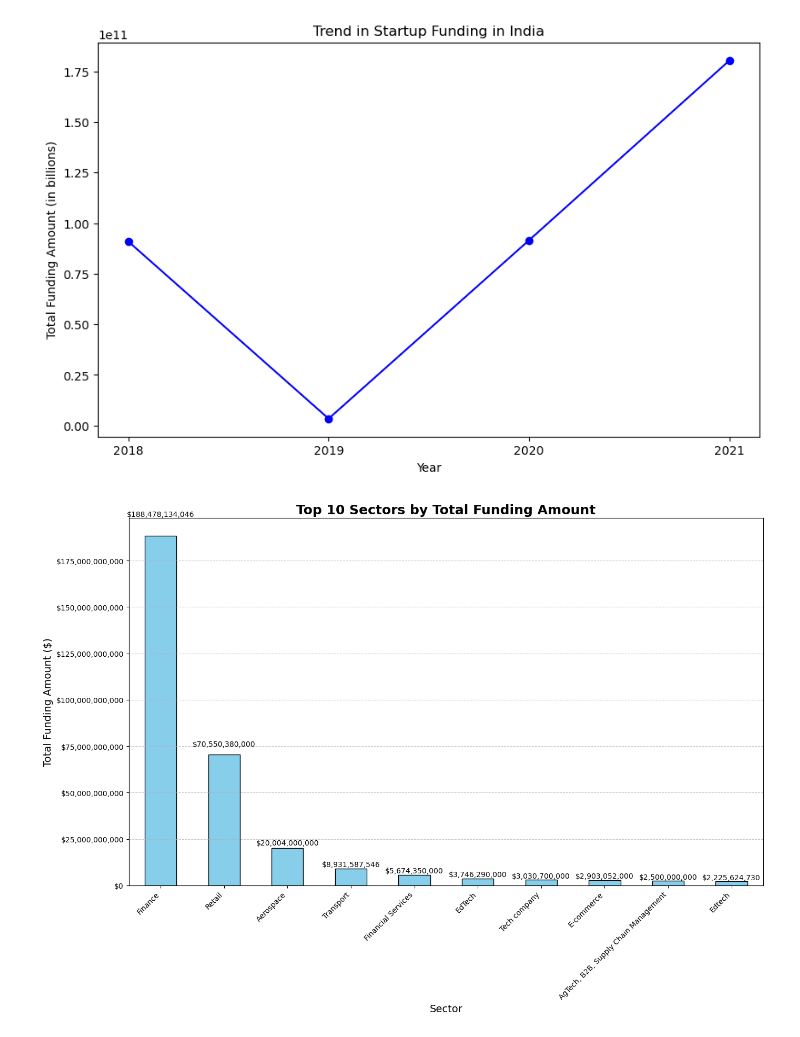
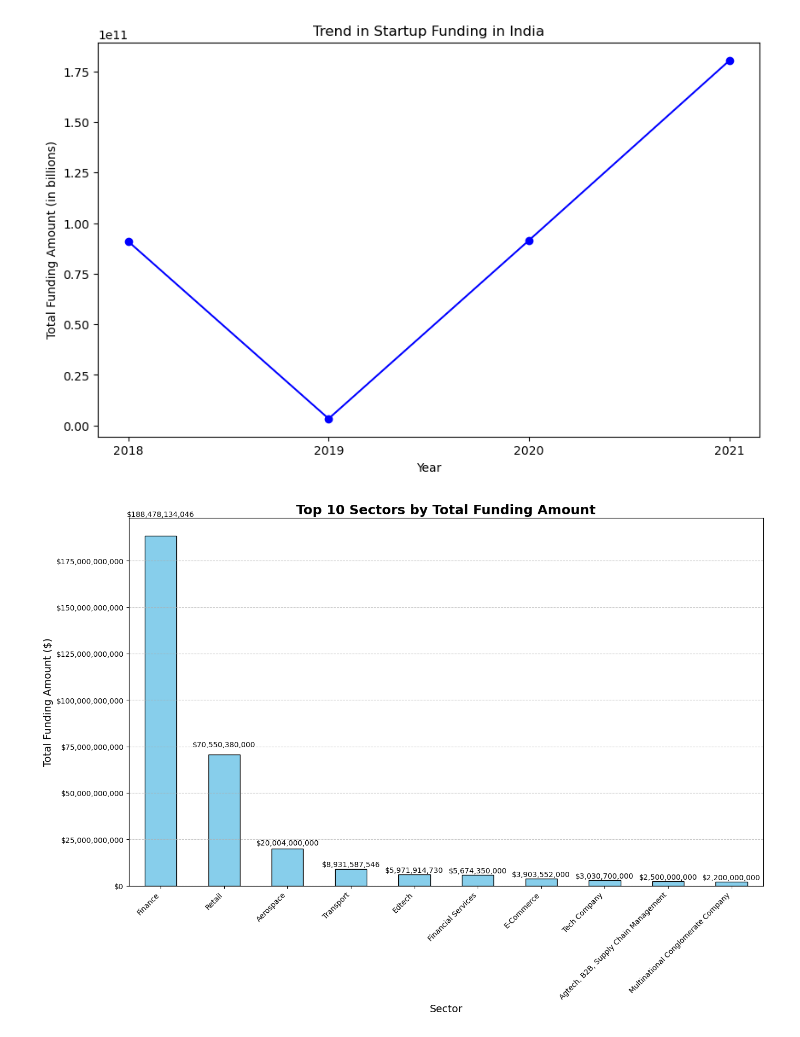
Before and after one commit to EfyaDufie2020/Indian-Start-Up-Ecosystem, a Jupyter notebook: Notebooks/indian start-up.ipynb, the cells around one changed output. Cells and saved outputs as stored; diff of their text form; code cells hidden in the pictures.

```diff
--- a/Notebooks/indian start-up.ipynb
+++ b/Notebooks/indian start-up.ipynb
@@ -555,9 +556,16 @@ data2['Year'] = 2021
+# %%
+# Add the 'Year' column
+
+data_2021['Year'] = 2021
+data_2020['Year'] = 2020
+data_2019['Year'] = 2019
+data_2018['Year'] = 2018
 # %% [markdown]
 # CONCATENATING DATASETS
 # %%
 # Combine all datasets
 
-df_combined = pd.concat([data, data2, data3, data4], ignore_index=True)
+df_combined = pd.concat([data_2021, data_2020, data_2019, data_2018], ignore_index=True)
 # %%
 # Convert the 'Year' column to datetime format (handling NaNs appropriately)
 
@@ -854,11 +864,13 @@ df_combined['HeadQuarter'] = df_combined['HeadQuarter'].replace({
     'Telugana': 'Telangana',
     'Orissia': 'Odisha',
     'Small Towns, Andhra Pradesh': 'Andhra Pradesh',
-    'Bangalore': 'Bengaluru',
+    'Bangalore': 'Bangalore',
+    'Bangalore, Karnataka, India': 'Bangalore',
+    'Bengaluru, Karnataka, India':'Bangalore',
+    'Bangalore City, Karnataka, India':'Bangalore',
     'Gurgaon': 'Gurugram',
     'Pune, Maharashtra, India': 'Pune',
     'Hyderabad, Andhra Pradesh, India': 'Hyderabad',
-    'Bangalore, Karnataka, India': 'Bengaluru',
     'Mumbai, Maharashtra, India': 'Mumbai',
     'Noida, Uttar Pradesh, India': 'Noida',
     'Chennai, Tamil Nadu, India': 'Chennai',
@@ -880,10 +892,9 @@ df_combined['HeadQuarter'] = df_combined['HeadQuarter'].str.replace(r'\t#REF!',
 # %%
 # Step 3: Standardize city and state/country names
 # Create a mapping dictionary for standardizing names
-
 standard_city_names = {
     'Mumbai': 'Mumbai',
-    'Bengaluru': 'Bengaluru',
+    'Bangalore': 'Bangalore',
     'Hyderabad': 'Hyderabad',
     'Chennai': 'Chennai',
     'Pune': 'Pune',
@@ -1335,38 +1344,45 @@ plt.show()
 # Assuming df_combined is already loaded and 'Amount' column is numeric
 df_combined['Amount'] = pd.to_numeric(df_combined['Amount'], errors='coerce')
 
+
+# Normalize the 'Sector' column
+df_combined['Sector'] = df_combined['Sector'].str.strip().str.lower().str.title()
+
+
 # Group by sector and sum the funding amounts
 sector_funding = df_combined.groupby('Sector')['Amount'].sum().sort_values(ascending=False)
+
+
 
 # Get the top 10 sectors by funding amount
 top_10_sectors = sector_funding.head(10)
 
 # Visualization - Bar Chart
 plt.figure(figsize=(14, 10))  # Increased figure size for better visibility
 bars = top_10_sectors.plot(kind='bar', color='skyblue', edgecolor='black')
 
 # Adding data labels to the bars
 for index, value in enumerate(top_10_sectors):
     plt.text(index, value + (0.05 * value), f'${value:,.0f}', ha='center', va='bottom', fontsize=10, color='black')
 
 
 # Titles and labels
 plt.title('Top 10 Sectors by Total Funding Amount', fontsize=18, fontweight='bold')
 plt.xlabel('Sector', fontsize=14)
 plt.ylabel('Total Funding Amount ($)', fontsize=14)
 plt.xticks(rotation=45, ha='right')
 
 # Adding gridlines for better readability
 plt.grid(axis='y', linestyle='--', alpha=0.7)
 
 # Formatting y-axis labels for better readability
 plt.gca().yaxis.set_major_formatter(plt.FuncFormatter(lambda x, loc: "${:,}".format(int(x))))
 
 # Show plot
 plt.tight_layout()
 plt.show()
 # %% [output]
-[figure, old version]
+[figure, new version]
 # %%
 # Assuming df_combined is already loaded and 'Amount' column is numeric
 df_combined['Amount'] = pd.to_numeric(df_combined['Amount'], errors='coerce')
```
Also changed, not shown: parts of 80 cells of this notebook, 1 other file.
